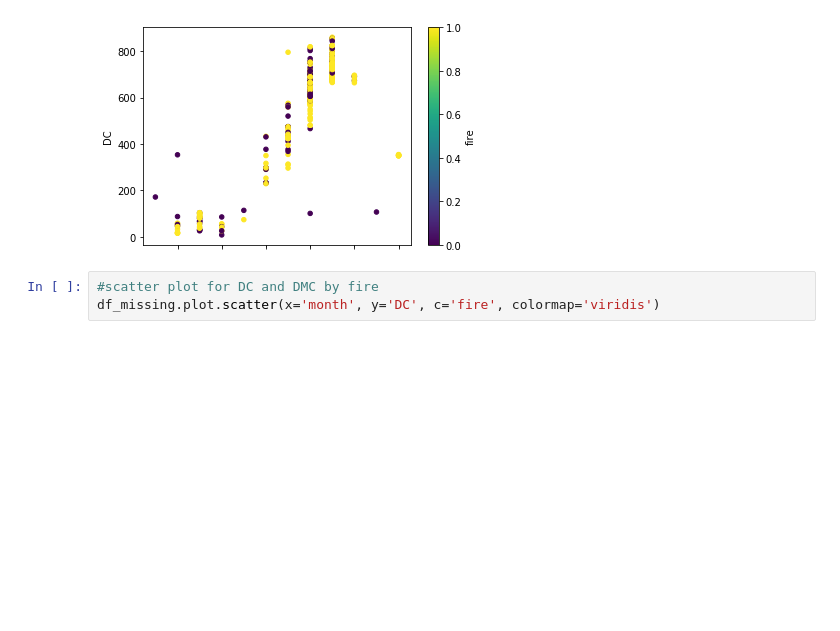
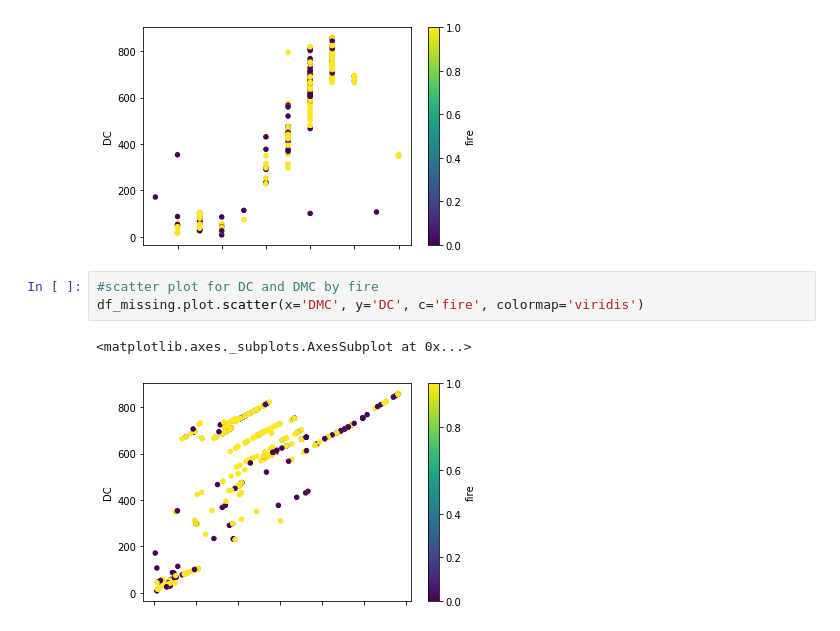
Before and after one commit to gayounglee57/sparkLab, a Jupyter notebook: forest_fires_visualisations.ipynb, the cells around one changed output. Saved outputs shown, nothing was run; the diff lists cells and outputs as text; blank space fills up the shorter version.

```diff
--- a/forest_fires_visualisations.ipynb
+++ b/forest_fires_visualisations.ipynb
@@ -65,4 +65,7 @@ df_missing.plot.scatter(x='month', y='DC', c='fire', colormap='viridis')
 [figure]
 # %%
 #scatter plot for DC and DMC by fire
-df_missing.plot.scatter(x='month', y='DC', c='fire', colormap='viridis')
+df_missing.plot.scatter(x='DMC', y='DC', c='fire', colormap='viridis')
+# %% [output]
+<matplotlib.axes._subplots.AxesSubplot at 0x...>
+[figure, added]
```
Also changed, not shown: parts of 6 cells of this notebook.
